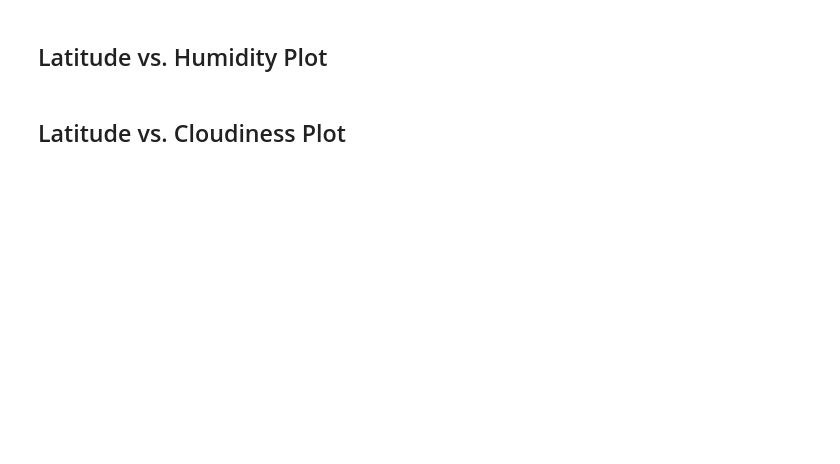
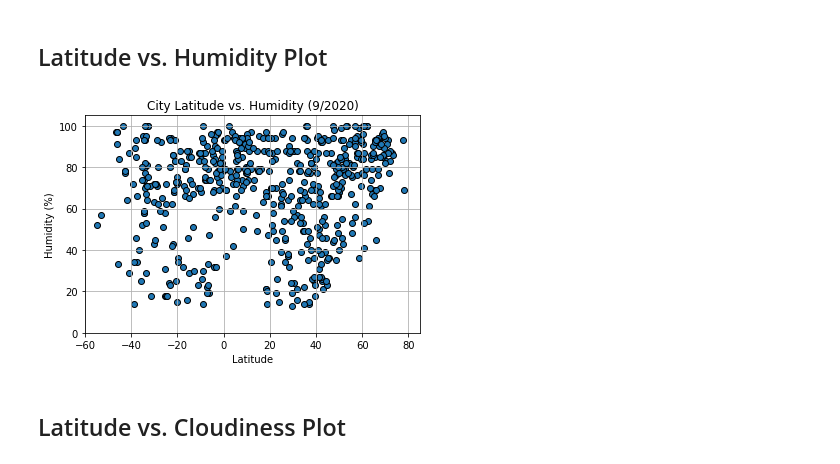
Before and after one commit to drupps/python-api-challenge, a Jupyter notebook: **WeatherPy**/WeatherPy.ipynb, the cells around one changed output. Drawn from its saved outputs; the diff is of its cells as text; code cells hidden in the pictures; blank space fills up the shorter version.

```diff
--- a/**WeatherPy**/WeatherPy.ipynb
+++ b/**WeatherPy**/WeatherPy.ipynb
@@ -177,4 +277,26 @@ Skip this step if there are no cities that have humidity > 100%.
 # %% [markdown]
 ## Latitude vs. Humidity Plot
+# %%
+# Plot the graph
+plt.scatter(lat, humidity, marker="o", facecolors="tab:blue", edgecolors="black")
+
+# Setting the title and axises
+plt.title("City Latitude vs. Humidity (9/2020)")
+plt.xlabel("Latitude")
+plt.ylabel("Humidity (%)")
+
+# Add in a grid for the chart
+plt.grid()
+
+# Setting graph limits
+plt.xlim(-60, 85)
+plt.ylim(0, 105)
+
+# Save our graph and show the grap
+#plt.tight_layout()
+plt.savefig("../Images/city_lat_vs_humidity.png")
+plt.show()
+# %% [output]
+[figure, added]
 # %% [markdown]
 ## Latitude vs. Cloudiness Plot
```
Also changed, not shown: parts of 22 cells of this notebook, 6 other files.
